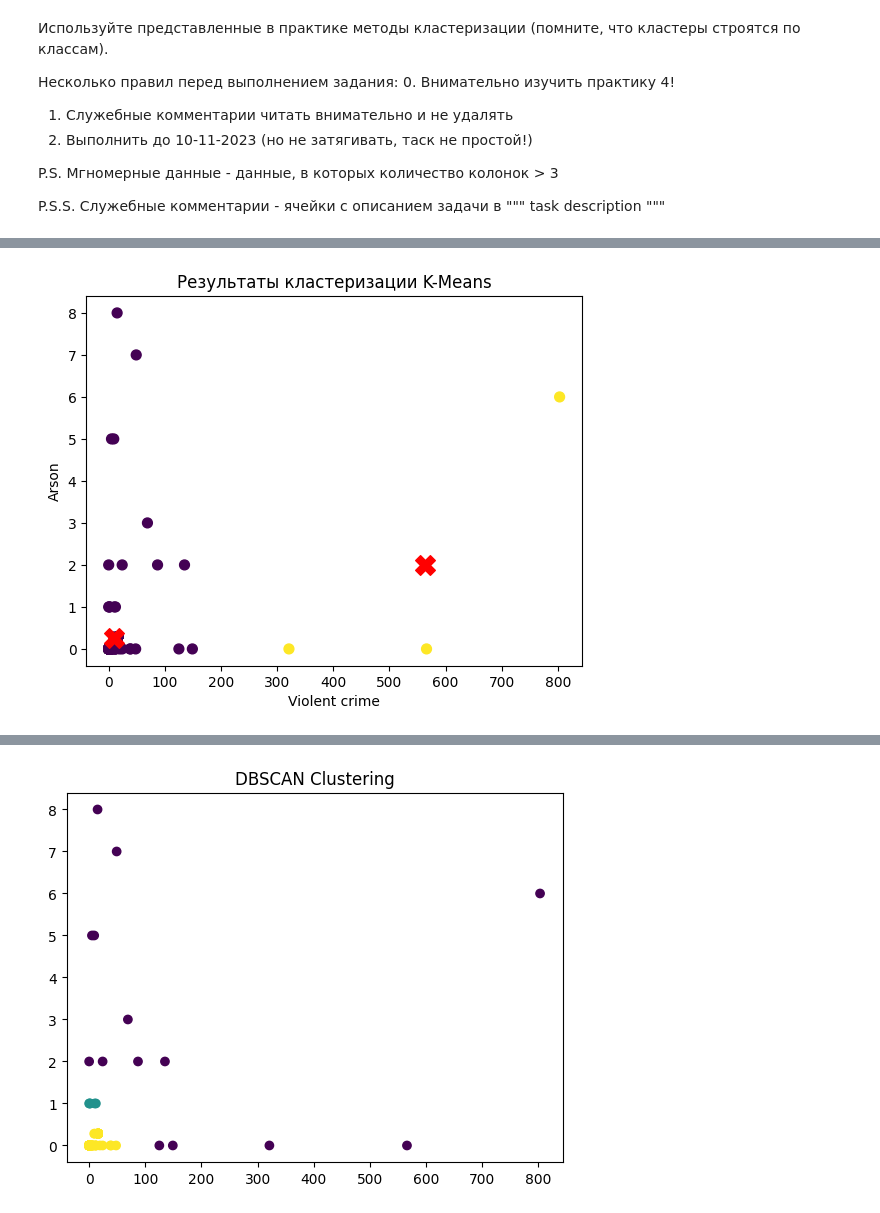
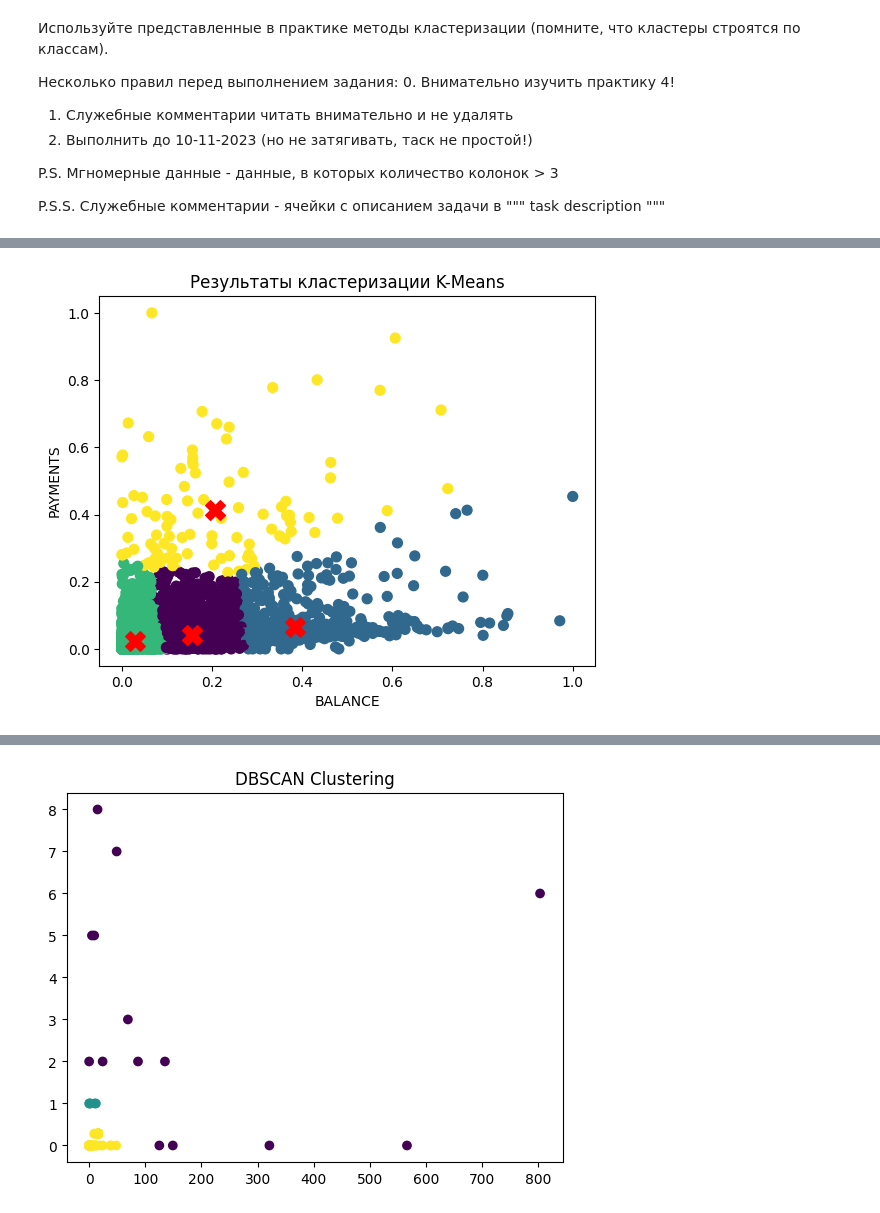
Before and after one commit to kyv1r/DZpoML1, a Jupyter notebook: lab4/Задание_4.ipynb, the cells around one changed output, grey strips where cells are left out. Cells and saved outputs as stored; diff of their text form; code cells hidden in the pictures.

```diff
--- a/lab4/Задание_4.ipynb
+++ b/lab4/Задание_4.ipynb
@@ -41,3 +85,6 @@ P.S.S. Служебные комментарии - ячейки с описан
+# %%
+#уберем CUST_ID так как он никак не влияет
+df = df.drop(['CUST_ID'],axis = 1)
 # %%
 """
 Предварительно - оптимизируйте ваш набор данных.
@@ -136,0 +109,2 @@ print(cluster_labels) #  центры кластеров в двумерном
+# %%
+df_clust = df[['BALANCE','PAYMENTS']].copy()
@@ -136,0 +160,5 @@ print(cluster_labels) #  центры кластеров в двумерном
+# %%
+min_max_scaler = MinMaxScaler()
+min_max_scal = min_max_scaler.fit_transform(df_clust[['BALANCE','PAYMENTS']])
+df_clust[['BALANCE','PAYMENTS']] = min_max_scal
+df_clust.BALANCE.unique()
@@ -136,0 +171,18 @@ print(cluster_labels) #  центры кластеров в двумерном
+# %%
+score_1 = []
+score_2 = []
+score_3 = []
+for k in range(2,11):
+  kmeans = KMeans(n_clusters= k,n_init = 10,random_state = 42)
+  kmeans.fit(min_max_scal)
+  score_1.append(calinski_harabasz_score(df_clust,kmeans.labels_))
+  score_2.append(silhouette_score(df_clust,kmeans.labels_))
+  score_3.append(davies_bouldin_score(df_clust,kmeans.labels_))
+print(f"Оптимальное число кластеров Calinski Harabasz Score {score_1.index(max(score_1)) + 2}, с баллом {max(score_1)}")
+print(f"Оптимальное число кластеров Silhouette Score {score_2.index(max(score_2)) + 2}, с баллом {max(score_2)}")
+print(f"Оптимальное число кластеров Davies Bouldin Score {score_3.index(min(score_3)) + 2}, с баллом {min(score_3)}")
+fig, axs = plt.subplots(nrows= 3 , ncols= 1 )
+axs[0].plot(range(2, 11), score_1)
+axs[1].plot(range(2, 11), score_2)
+axs[2].plot(range(2, 11), score_3)
+# plt.show()
@@ -142,13 +202,18 @@ print(cluster_labels) #  центры кластеров в двумерном
 # %%
-# Визуализируем результаты кластеризации двумерной кластеризации
-plt.scatter(df["Violent crime"], df["Arson"], c=cluster_labels, s=50, cmap='viridis')
+kmeans = KMeans(n_clusters= 4,n_init = 10,random_state = 42)
+kmeans.fit(min_max_scal)
+
+
+cluster_centers = kmeans.cluster_centers_
+cluster_labels = kmeans.labels_
+plt.scatter(df_clust['BALANCE'], df_clust['PAYMENTS'], c=cluster_labels, s=50, cmap='viridis')
 plt.scatter(cluster_centers[:, 0], cluster_centers[:, 1], c='red', s=200, marker='X')
-plt.xlabel('Violent crime')
-plt.ylabel('Arson')
+plt.xlabel('BALANCE')
+plt.ylabel('PAYMENTS')
 plt.title('Результаты кластеризации K-Means')
 plt.show()
 # %% [output]
-[figure, old version]
+[figure, new version]
 # %%
 """
 Здесь DBSCAN и метрики. Используйте поиск оптимального EPS. Объясните почему?
```
Also changed, not shown: parts of 22 cells of this notebook.
